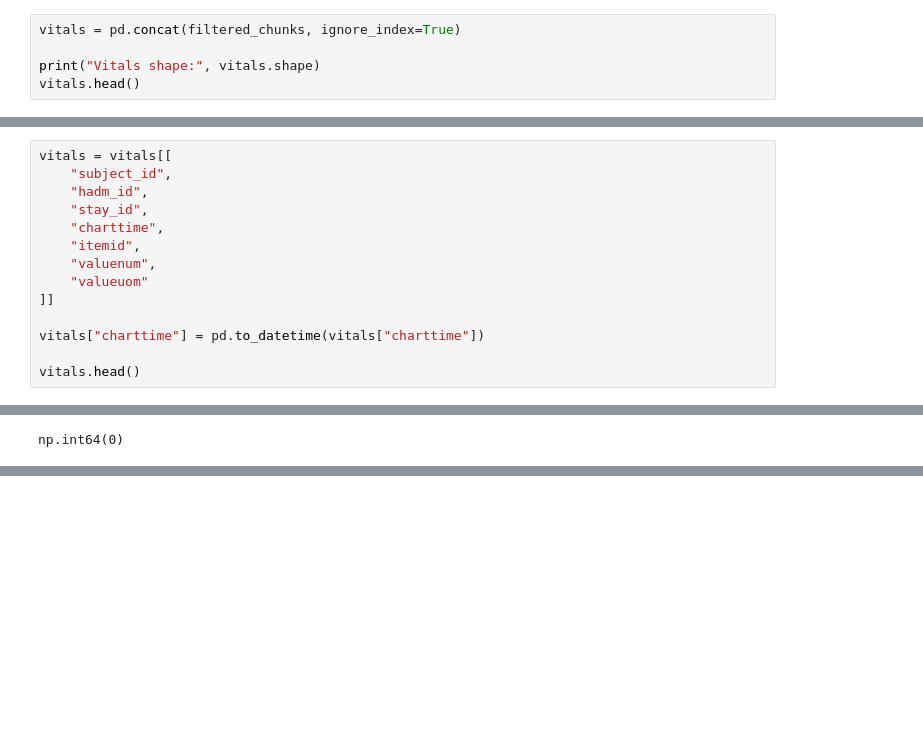
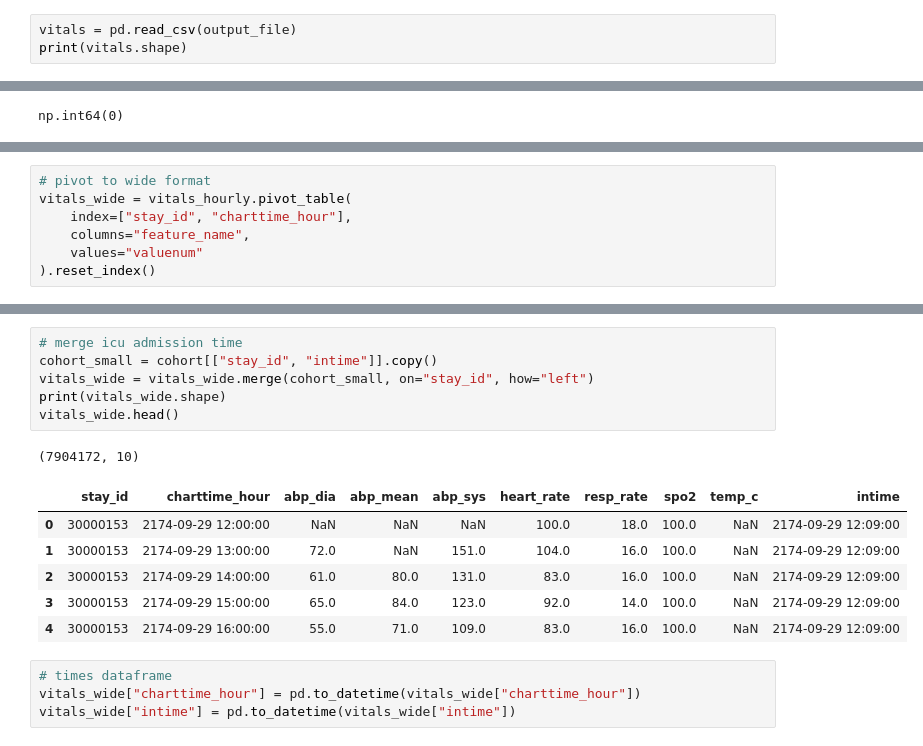
Before and after one commit to hamdikhasawneh/AI-sepsis, a Jupyter notebook: notebooks/01_data_preprocessing.ipynb, the cells around one changed output, grey strips where cells are left out. Saved outputs shown, nothing was run; the diff lists cells and outputs as text; blank space fills up the shorter version.

```diff
--- a/notebooks/01_data_preprocessing.ipynb
+++ b/notebooks/01_data_preprocessing.ipynb
@@ -412,6 +442,4 @@ Finished chunk 866
 # %%
-vitals = pd.concat(filtered_chunks, ignore_index=True)
-
-print("Vitals shape:", vitals.shape)
-vitals.head()
+vitals = pd.read_csv(output_file)
+print(vitals.shape)
 # %% [output]
@@ -419,14 +446,0 @@ NameError: name 'pd' is not defined
-# %%
-vitals = vitals[[
-    "subject_id",
-    "hadm_id",
-    "stay_id",
-    "charttime",
-    "itemid",
-    "valuenum",
-    "valueuom"
-]]
-
-vitals["charttime"] = pd.to_datetime(vitals["charttime"])
-
-vitals.head()
@@ -493,0 +476,7 @@ NameError: name 'vitals' is not defined
+# %%
+# pivot to wide format
+vitals_wide = vitals_hourly.pivot_table(
+    index=["stay_id", "charttime_hour"],
+    columns="feature_name",
+    values="valuenum"
+).reset_index()
@@ -493,0 +512,18 @@ NameError: name 'vitals' is not defined
+# %%
+# merge icu admission time
+cohort_small = cohort[["stay_id", "intime"]].copy()
+vitals_wide = vitals_wide.merge(cohort_small, on="stay_id", how="left")
+print(vitals_wide.shape)
+vitals_wide.head()
+# %% [output]
+(7904172, 10)
+|  | stay_id | charttime_hour | abp_dia | abp_mean | abp_sys | heart_rate | resp_rate | spo2 | temp_c | intime |
+| 0 | 30000153 | 2174-09-29 12:00:00 | NaN | NaN | NaN | 100.0 | 18.0 | 100.0 | NaN | 2174-09-29 12:09:00 |
+| 1 | 30000153 | 2174-09-29 13:00:00 | 72.0 | NaN | 151.0 | 104.0 | 16.0 | 100.0 | NaN | 2174-09-29 12:09:00 |
+| 2 | 30000153 | 2174-09-29 14:00:00 | 61.0 | 80.0 | 131.0 | 83.0 | 16.0 | 100.0 | NaN | 2174-09-29 12:09:00 |
+| 3 | 30000153 | 2174-09-29 15:00:00 | 65.0 | 84.0 | 123.0 | 92.0 | 14.0 | 100.0 | NaN | 2174-09-29 12:09:00 |
+| 4 | 30000153 | 2174-09-29 16:00:00 | 55.0 | 71.0 | 109.0 | 83.0 | 16.0 | 100.0 | NaN | 2174-09-29 12:09:00 |
+# %%
+# times dataframe
+vitals_wide["charttime_hour"] = pd.to_datetime(vitals_wide["charttime_hour"])
+vitals_wide["intime"] = pd.to_datetime(vitals_wide["intime"])
```
Also changed, not shown: parts of 42 cells of this notebook.
